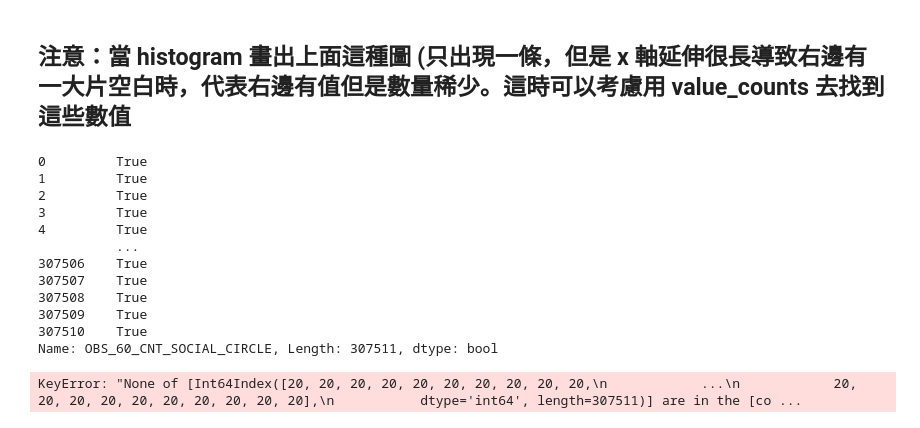
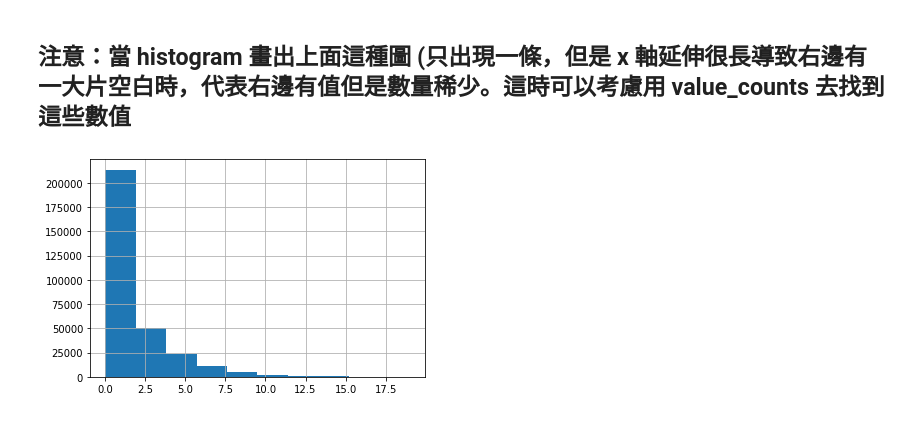
Before and after one commit to HengWeiBin/4th-ML100Days, a Jupyter notebook: homework/Day_009_HW.ipynb, the cells around one changed output. Saved outputs shown, nothing was run; the diff lists cells and outputs as text; code cells hidden in the pictures.

```diff
--- a/homework/Day_009_HW.ipynb
+++ b/homework/Day_009_HW.ipynb
@@ -226,25 +226,13 @@ Name: OBS_60_CNT_SOCIAL_CIRCLE, dtype: int64
 # %%
 # 把一些極端值暫時去掉，在繪製一次 Histogram
 # 選擇 OBS_60_CNT_SOCIAL_CIRCLE 小於 20 的資料點繪製
 """
 Your Code Here
 """
-loc_a = app_train.loc[:, "OBS_60_CNT_SOCIAL_CIRCLE"] <= 20
-loc_b = app_train["OBS_60_CNT_SOCIAL_CIRCLE"]
-print(loc_a)
+loc_a = app_train['OBS_60_CNT_SOCIAL_CIRCLE']<20
+loc_b = 'OBS_60_CNT_SOCIAL_CIRCLE'
+
 app_train.loc[loc_a, loc_b].hist()
 plt.show()
 # %% [output]
-0         True
-1         True
-2         True
-3         True
-4         True
-          ...
-307506    True
-307507    True
-307508    True
-307509    True
-307510    True
-Name: OBS_60_CNT_SOCIAL_CIRCLE, Length: 307511, dtype: bool
-KeyError: "None of [Int64Index([20, 20, 20, 20, 20, 20, 20, 20, 20, 20,\n            ...\n            20, 20, 20, 20, 20, 20, 20, 20, 20, 20],\n           dtype='int64', length=307511)] are in the [co ...
+[figure, added]
```
Also changed, not shown: parts of 3 cells of this notebook.
